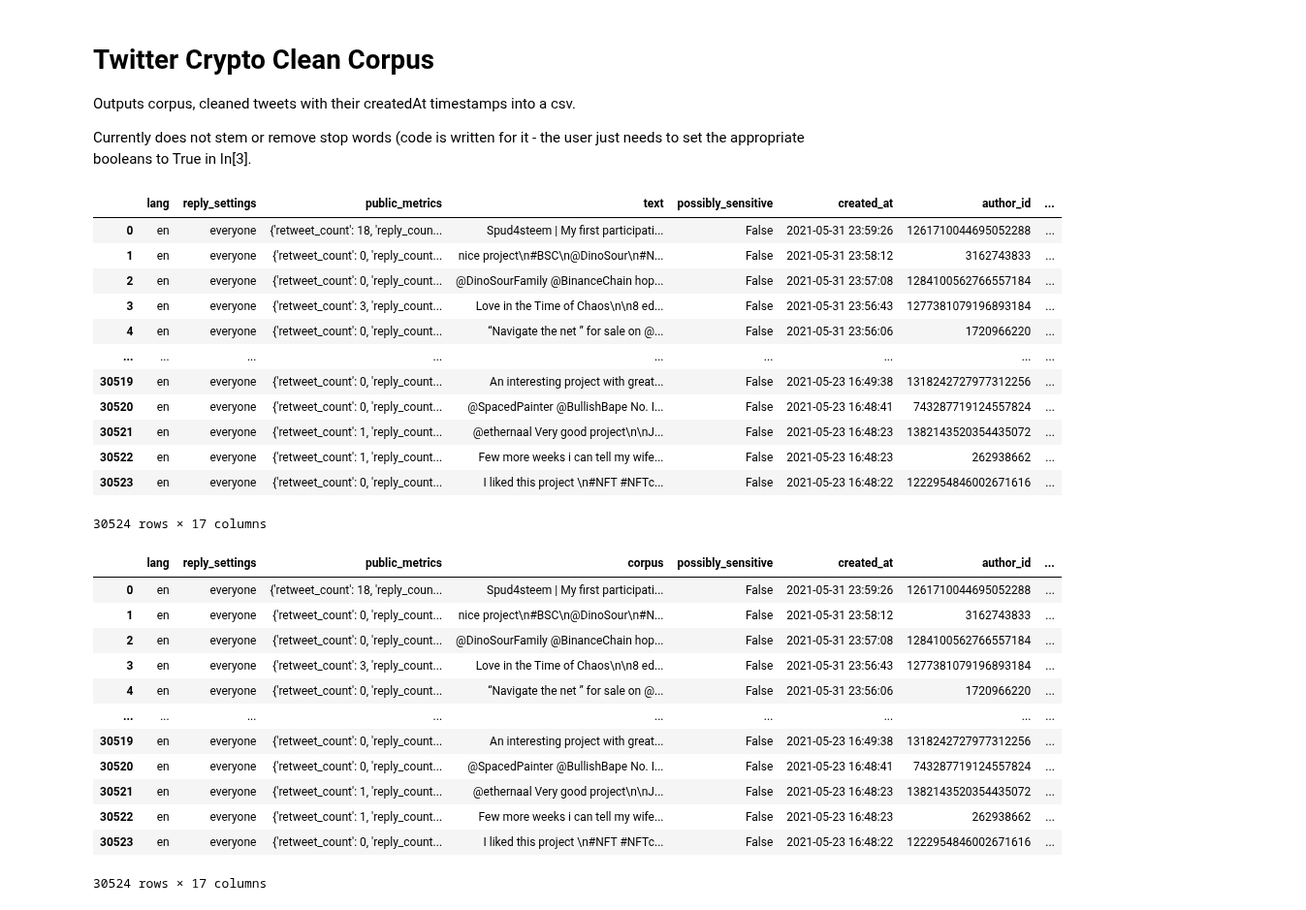
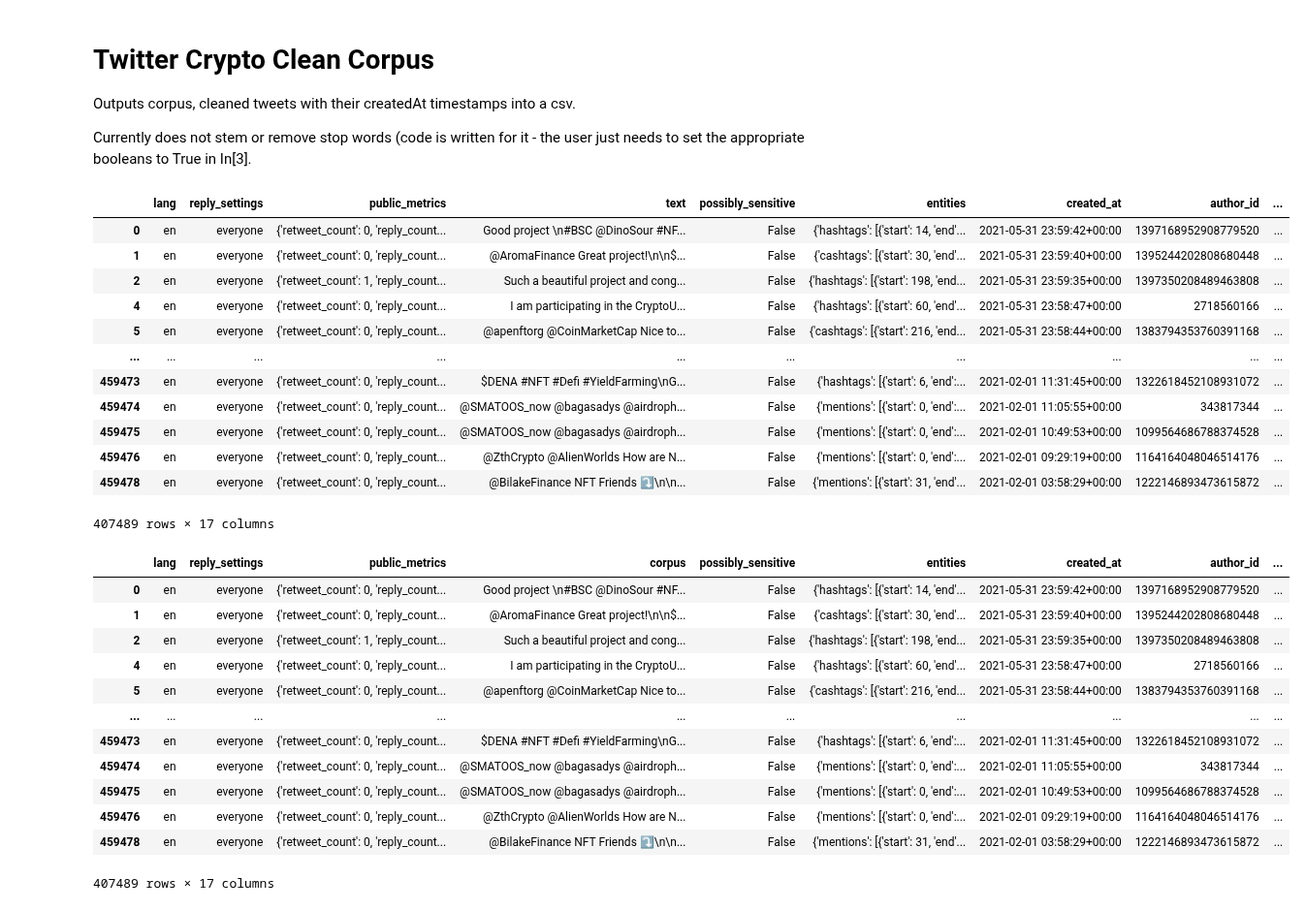
Before and after one commit to ginalamp/NFT_Twitter_Evolution, a Jupyter notebook: notebooks/clean_corpus.ipynb, the cells around one changed output. Shown at 97% size. Saved outputs shown, nothing was run; the diff lists cells and outputs as text; code cells hidden in the pictures.

Commit message:
Update notebooks to run from folder and cleancorpus clean bigger dataset

```diff
--- a/notebooks/clean_corpus.ipynb
+++ b/notebooks/clean_corpus.ipynb
@@ -16,47 +16,48 @@ from nltk import PorterStemmer
 # %%
 #import the data
 # file_path = input("File path to json file containing twitter dataset to be cleaned?")
-file_path = "../datain/clean/sample100k.jsonl"
+# file_path = "../datain/clean/sample100k.jsonl"
+file_path = "../datain/clean/largest_community_tweets.jsonl"
 data = pd.read_json(file_path, lines=True)
 
 # get first 100k lines of a larger dataset
 # data = data.iloc[0:100000] # select first 100k entries of input file
 
 # clean data: remove retweets and select only english tweets
 data = data[~data["text"].apply(lambda x: x.startswith("RT"))]
 data = data[data["lang"].apply(lambda x: x == "en")]
 data
 # %% [output]
-|  | lang | reply_settings | public_metrics | text | possibly_sensitive | created_at | author_id | ... |
-| 0 | en | everyone | {'retweet_count': 18, 'reply_coun... | Spud4steem | My first participati... | False | 2021-05-31 23:59:26 | 1261710044695052288 | ... |
-| 1 | en | everyone | {'retweet_count': 0, 'reply_count... | nice project\n#BSC\n@DinoSour\n#N... | False | 2021-05-31 23:58:12 | 3162743833 | ... |
-| 2 | en | everyone | {'retweet_count': 0, 'reply_count... | @DinoSourFamily @BinanceChain hop... | False | 2021-05-31 23:57:08 | 1284100562766557184 | ... |
-| 3 | en | everyone | {'retweet_count': 3, 'reply_count... | Love in the Time of Chaos\n\n8 ed... | False | 2021-05-31 23:56:43 | 1277381079196893184 | ... |
-| 4 | en | everyone | {'retweet_count': 0, 'reply_count... | “Navigate the net ” for sale on @... | False | 2021-05-31 23:56:06 | 1720966220 | ... |
-| ... | ... | ... | ... | ... | ... | ... | ... | ... |
-| 30519 | en | everyone | {'retweet_count': 0, 'reply_count... | An interesting project with great... | False | 2021-05-23 16:49:38 | 1318242727977312256 | ... |
-| 30520 | en | everyone | {'retweet_count': 0, 'reply_count... | @SpacedPainter @BullishBape No. I... | False | 2021-05-23 16:48:41 | 743287719124557824 | ... |
-| 30521 | en | everyone | {'retweet_count': 1, 'reply_count... | @ethernaal Very good project\n\nJ... | False | 2021-05-23 16:48:23 | 1382143520354435072 | ... |
-| 30522 | en | everyone | {'retweet_count': 1, 'reply_count... | Few more weeks i can tell my wife... | False | 2021-05-23 16:48:23 | 262938662 | ... |
-| 30523 | en | everyone | {'retweet_count': 0, 'reply_count... | I liked this project \n#NFT #NFTc... | False | 2021-05-23 16:48:22 | 1222954846002671616 | ... |
+|  | lang | reply_settings | public_metrics | text | possibly_sensitive | entities | created_at | author_id | ... |
+| 0 | en | everyone | {'retweet_count': 0, 'reply_count... | Good project \n#BSC @DinoSour #NF... | False | {'hashtags': [{'start': 14, 'end'... | 2021-05-31 23:59:42+00:00 | 1397168952908779520 | ... |
+| 1 | en | everyone | {'retweet_count': 0, 'reply_count... | @AromaFinance Great project!\n\n$... | False | {'cashtags': [{'start': 30, 'end'... | 2021-05-31 23:59:40+00:00 | 1395244202808680448 | ... |
+| 2 | en | everyone | {'retweet_count': 1, 'reply_count... | Such a beautiful project and cong... | False | {'hashtags': [{'start': 198, 'end... | 2021-05-31 23:59:35+00:00 | 1397350208489463808 | ... |
+| 4 | en | everyone | {'retweet_count': 0, 'reply_count... | I am participating in the CryptoU... | False | {'hashtags': [{'start': 60, 'end'... | 2021-05-31 23:58:47+00:00 | 2718560166 | ... |
+| 5 | en | everyone | {'retweet_count': 0, 'reply_count... | @apenftorg @CoinMarketCap Nice to... | False | {'cashtags': [{'start': 216, 'end... | 2021-05-31 23:58:44+00:00 | 1383794353760391168 | ... |
+| ... | ... | ... | ... | ... | ... | ... | ... | ... | ... |
+| 459473 | en | everyone | {'retweet_count': 0, 'reply_count... | $DENA #NFT #Defi #YieldFarming\nG... | False | {'hashtags': [{'start': 6, 'end':... | 2021-02-01 11:31:45+00:00 | 1322618452108931072 | ... |
+| 459474 | en | everyone | {'retweet_count': 0, 'reply_count... | @SMATOOS_now @bagasadys @airdroph... | False | {'mentions': [{'start': 0, 'end':... | 2021-02-01 11:05:55+00:00 | 343817344 | ... |
+| 459475 | en | everyone | {'retweet_count': 0, 'reply_count... | @SMATOOS_now @bagasadys @airdroph... | False | {'mentions': [{'start': 0, 'end':... | 2021-02-01 10:49:53+00:00 | 1099564686788374528 | ... |
+| 459476 | en | everyone | {'retweet_count': 0, 'reply_count... | @ZthCrypto @AlienWorlds How are N... | False | {'mentions': [{'start': 0, 'end':... | 2021-02-01 09:29:19+00:00 | 1164164048046514176 | ... |
+| 459478 | en | everyone | {'retweet_count': 0, 'reply_count... | @BilakeFinance NFT Friends ⤵️\n\n... | False | {'mentions': [{'start': 31, 'end'... | 2021-02-01 03:58:29+00:00 | 1222146893473615872 | ... |
-30524 rows × 17 columns
+407489 rows × 17 columns
 # %%
 data = data.rename(columns={'text': 'corpus'})
 data
 # %% [output]
-|  | lang | reply_settings | public_metrics | corpus | possibly_sensitive | created_at | author_id | ... |
-| 0 | en | everyone | {'retweet_count': 18, 'reply_coun... | Spud4steem | My first participati... | False | 2021-05-31 23:59:26 | 1261710044695052288 | ... |
-| 1 | en | everyone | {'retweet_count': 0, 'reply_count... | nice project\n#BSC\n@DinoSour\n#N... | False | 2021-05-31 23:58:12 | 3162743833 | ... |
-| 2 | en | everyone | {'retweet_count': 0, 'reply_count... | @DinoSourFamily @BinanceChain hop... | False | 2021-05-31 23:57:08 | 1284100562766557184 | ... |
-| 3 | en | everyone | {'retweet_count': 3, 'reply_count... | Love in the Time of Chaos\n\n8 ed... | False | 2021-05-31 23:56:43 | 1277381079196893184 | ... |
-| 4 | en | everyone | {'retweet_count': 0, 'reply_count... | “Navigate the net ” for sale on @... | False | 2021-05-31 23:56:06 | 1720966220 | ... |
-| ... | ... | ... | ... | ... | ... | ... | ... | ... |
-| 30519 | en | everyone | {'retweet_count': 0, 'reply_count... | An interesting project with great... | False | 2021-05-23 16:49:38 | 1318242727977312256 | ... |
-| 30520 | en | everyone | {'retweet_count': 0, 'reply_count... | @SpacedPainter @BullishBape No. I... | False | 2021-05-23 16:48:41 | 743287719124557824 | ... |
-| 30521 | en | everyone | {'retweet_count': 1, 'reply_count... | @ethernaal Very good project\n\nJ... | False | 2021-05-23 16:48:23 | 1382143520354435072 | ... |
-| 30522 | en | everyone | {'retweet_count': 1, 'reply_count... | Few more weeks i can tell my wife... | False | 2021-05-23 16:48:23 | 262938662 | ... |
-| 30523 | en | everyone | {'retweet_count': 0, 'reply_count... | I liked this project \n#NFT #NFTc... | False | 2021-05-23 16:48:22 | 1222954846002671616 | ... |
+|  | lang | reply_settings | public_metrics | corpus | possibly_sensitive | entities | created_at | author_id | ... |
+| 0 | en | everyone | {'retweet_count': 0, 'reply_count... | Good project \n#BSC @DinoSour #NF... | False | {'hashtags': [{'start': 14, 'end'... | 2021-05-31 23:59:42+00:00 | 1397168952908779520 | ... |
+| 1 | en | everyone | {'retweet_count': 0, 'reply_count... | @AromaFinance Great project!\n\n$... | False | {'cashtags': [{'start': 30, 'end'... | 2021-05-31 23:59:40+00:00 | 1395244202808680448 | ... |
+| 2 | en | everyone | {'retweet_count': 1, 'reply_count... | Such a beautiful project and cong... | False | {'hashtags': [{'start': 198, 'end... | 2021-05-31 23:59:35+00:00 | 1397350208489463808 | ... |
+| 4 | en | everyone | {'retweet_count': 0, 'reply_count... | I am participating in the CryptoU... | False | {'hashtags': [{'start': 60, 'end'... | 2021-05-31 23:58:47+00:00 | 2718560166 | ... |
+| 5 | en | everyone | {'retweet_count': 0, 'reply_count... | @apenftorg @CoinMarketCap Nice to... | False | {'cashtags': [{'start': 216, 'end... | 2021-05-31 23:58:44+00:00 | 1383794353760391168 | ... |
+| ... | ... | ... | ... | ... | ... | ... | ... | ... | ... |
+| 459473 | en | everyone | {'retweet_count': 0, 'reply_count... | $DENA #NFT #Defi #YieldFarming\nG... | False | {'hashtags': [{'start': 6, 'end':... | 2021-02-01 11:31:45+00:00 | 1322618452108931072 | ... |
+| 459474 | en | everyone | {'retweet_count': 0, 'reply_count... | @SMATOOS_now @bagasadys @airdroph... | False | {'mentions': [{'start': 0, 'end':... | 2021-02-01 11:05:55+00:00 | 343817344 | ... |
+| 459475 | en | everyone | {'retweet_count': 0, 'reply_count... | @SMATOOS_now @bagasadys @airdroph... | False | {'mentions': [{'start': 0, 'end':... | 2021-02-01 10:49:53+00:00 | 1099564686788374528 | ... |
+| 459476 | en | everyone | {'retweet_count': 0, 'reply_count... | @ZthCrypto @AlienWorlds How are N... | False | {'mentions': [{'start': 0, 'end':... | 2021-02-01 09:29:19+00:00 | 1164164048046514176 | ... |
+| 459478 | en | everyone | {'retweet_count': 0, 'reply_count... | @BilakeFinance NFT Friends ⤵️\n\n... | False | {'mentions': [{'start': 31, 'end'... | 2021-02-01 03:58:29+00:00 | 1222146893473615872 | ... |
-30524 rows × 17 columns
+407489 rows × 17 columns
 # %%
 # add stop words
 stop_words = stopwords.words('english')
```
Also changed, not shown: parts of 2 cells of this notebook, 2 other files.
